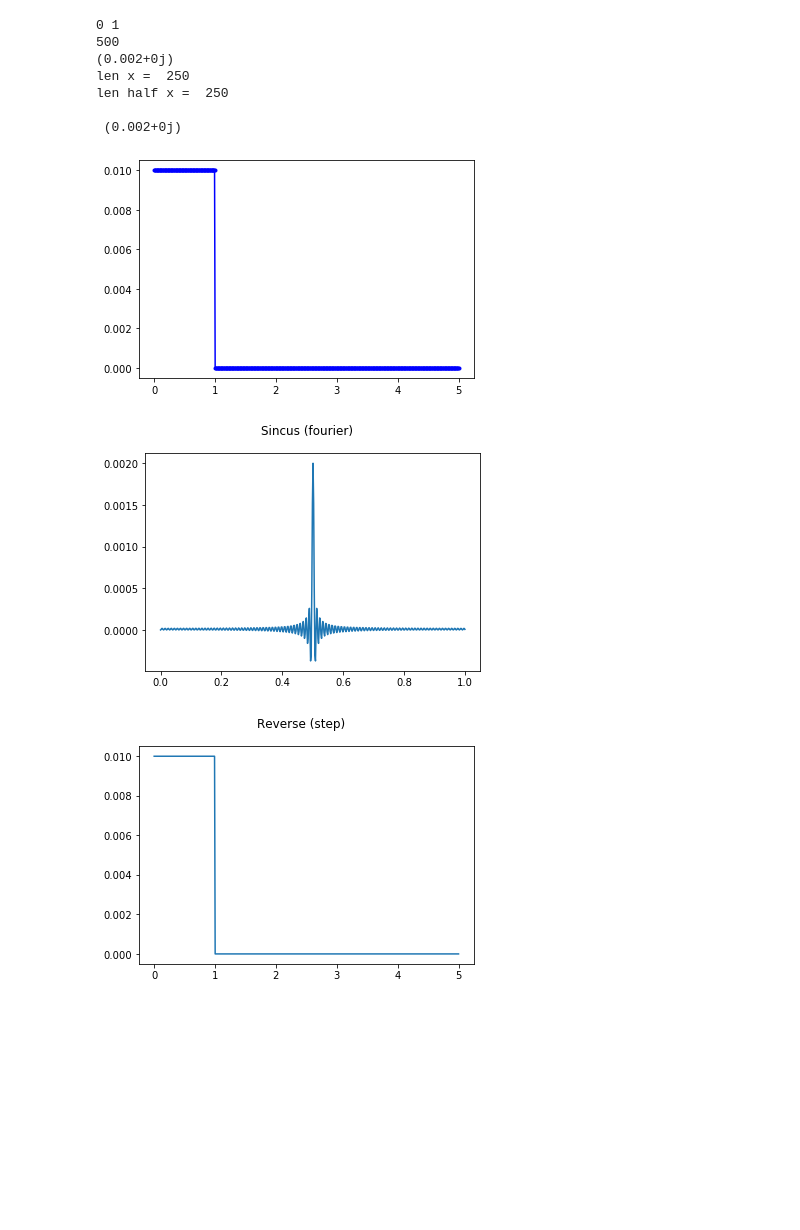
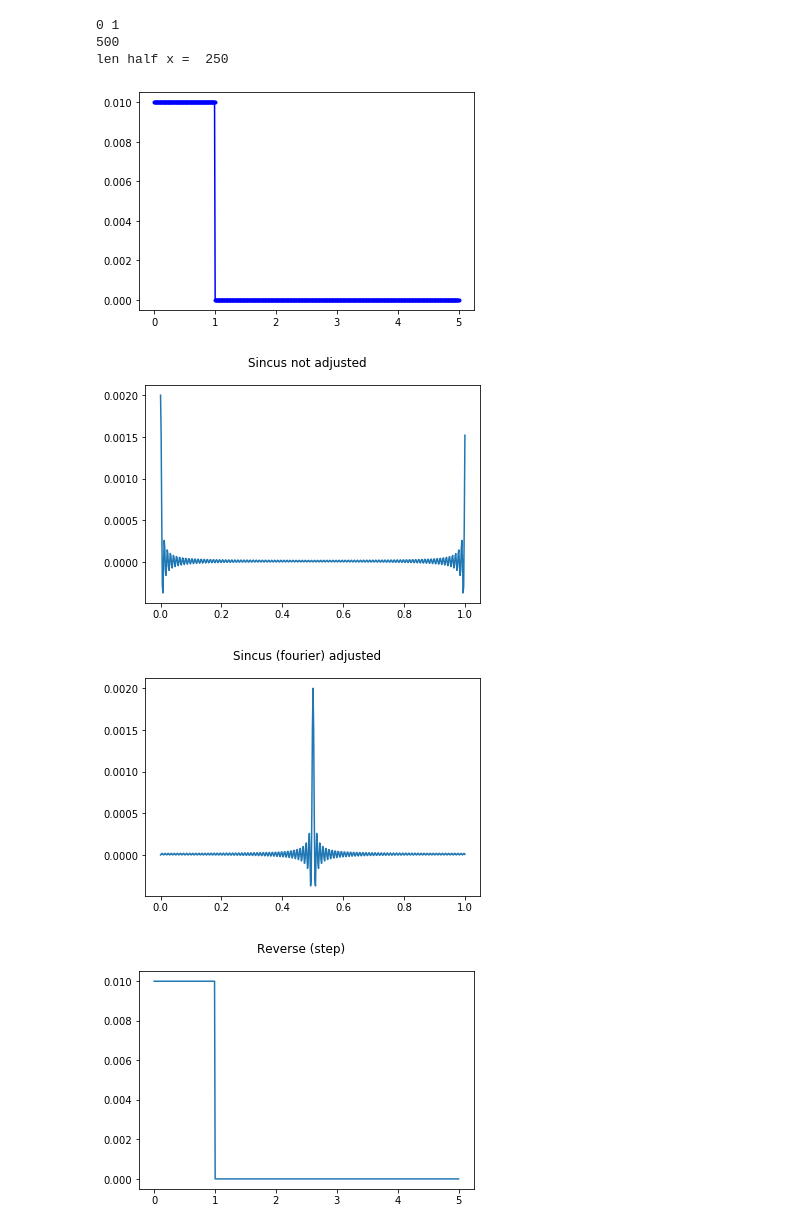
Before and after one commit to PashaIanko/Python, a Jupyter notebook: High Pass Filter/High Pass Filter new try.ipynb, the cells around one changed output. Cells and saved outputs as stored; diff of their text form; code cells hidden in the pictures; blank space fills up the shorter version.

```diff
--- a/High Pass Filter/High Pass Filter new try.ipynb
+++ b/High Pass Filter/High Pass Filter new try.ipynb
@@ -223,40 +246,35 @@ fig.show()
 # %%
 # обратное фурье от ступеньки
 
 freq_from = 0
 freq_to = 5
 df = 0.01
 N_pts = get_points_numb(freq_from, freq_to, df)
 
 
 Step_Func = Function((FuncParams(freq_from, freq_to, 1, 1, 0, N_pts)))
 Step_Func.calc(step, 0,1)
 Step_Func.plot()
 
 
 [x_ifft, y_ifft] = IFFT(Step_Func.x, Step_Func.y, 0, 1)
-
+plot(x_ifft, y_ifft, 'Sincus not adjusted')
 
 # Поменять половинки местами
-print(y_ifft[0])
 y_ifft_adj = adjust_filter(y_ifft)
-print('\n', y_ifft[0])
-plot(x_ifft, y_ifft_adj, 'Sincus (fourier)')
+plot(x_ifft, y_ifft_adj, 'Sincus (fourier) adjusted')
 
 # Обратное преобразование в ступень
 y_fft = np.fft.fft(y_ifft)
 plot_y(y_fft, 'Reverse (step)', From = freq_from, To = freq_to)
 # %% [output]
 0 1
 500
-(0.002+0j)
-len x =  250
 len half x =  250
-
- (0.002+0j)
 [figure]
-[figure, old version]
+[figure, new version]
-[figure, old version]
+[figure, new version]
+[figure, added]
 # %%
 # Преобразование от другой ступеньки
 
```
Also changed, not shown: parts of 6 cells of this notebook.
